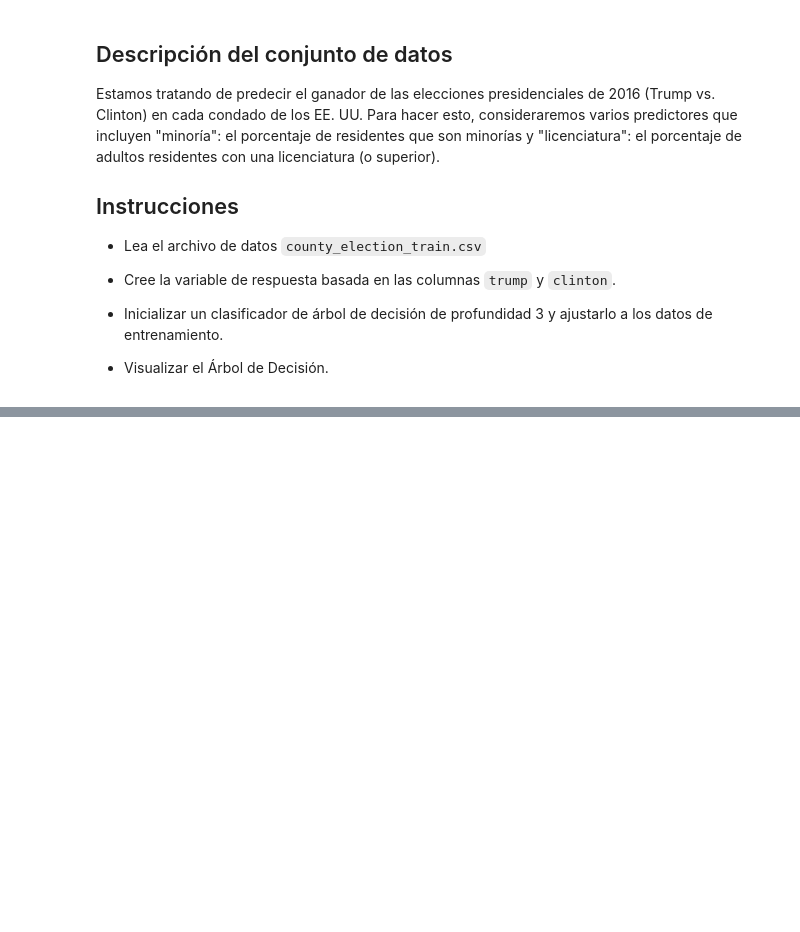
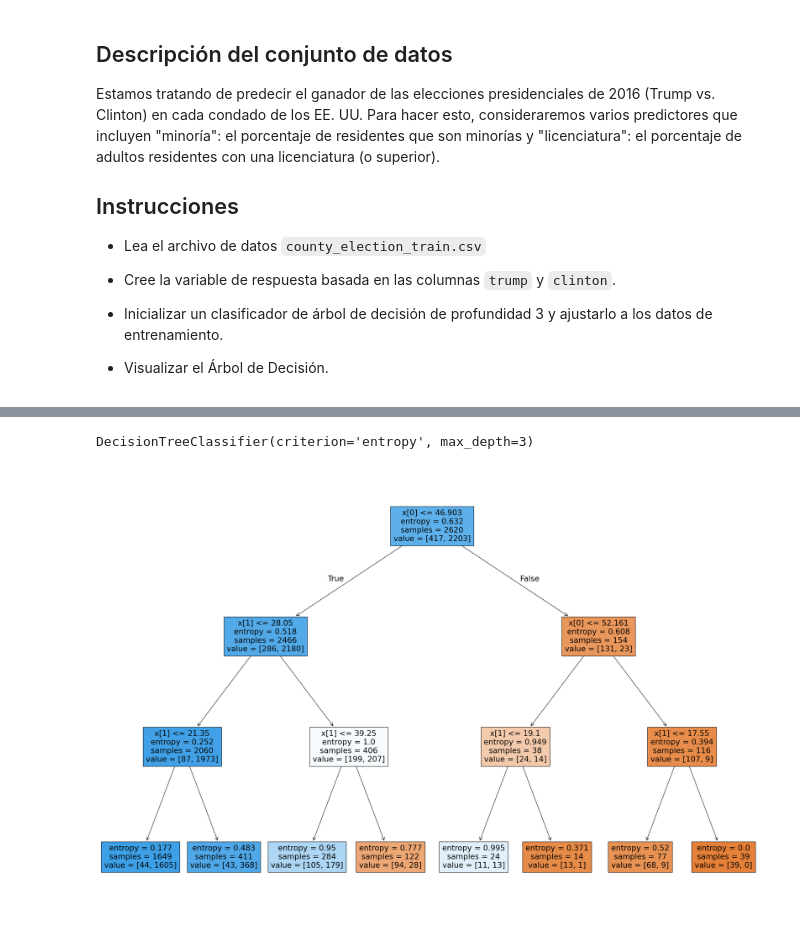
Before and after one commit to Horaciomb/Fundamentos-de-Machine-Learning, a Jupyter notebook: Clase03/actividad_2_S3.ipynb, the cells around one changed output, grey strips where cells are left out. Saved outputs shown, nothing was run; the diff lists cells and outputs as text; code cells hidden in the pictures; blank space fills up the shorter version.

```diff
--- a/Clase03/actividad_2_S3.ipynb
+++ b/Clase03/actividad_2_S3.ipynb
@@ -35,9 +35,6 @@ pd.set_option('display.max_columns', 20)
 plt.rcParams["figure.figsize"] = (12,8)
 # %%
 
-elect_train = pd.read_csv("")
-
-elect_test = pd.read_csv("")
-
-
+elect_train = pd.read_csv("county_election_train.csv")
+elect_test = pd.read_csv("county_election_test.csv")
 elect_train.head()
@@ -44,13 +57,29 @@ elect_train.head()
 # %%
 
+# Lunes: Random forest, Bagging
+#
+# Creating the response variable
+elect_train['won'] = 1*(elect_train['trump'] > elect_train['clinton'])
+elect_test['won'] = 1*(elect_test['trump'] > elect_test['clinton'])
+# Establecer las columnas minoritario y profesionales  como predictores de datos de train
+X_train = elect_train[['minority', 'bachelor']]
+#Establecer las columnas minoritario y profesionales como predictores de datos de test
+X_test =  elect_test[['minority', 'bachelor']]
 
-# Creating the response variable
+# Establezca la columna "won" como la variable de respuesta de entrenamiento
 
-# Establecer todas las filas en los datos del train
-# donde el valor de "trump" es más que "clinton" como 1
-y_train = ___
+y_train = elect_train['won']
 
-# Establecer todas las filas en los datos de test
-# donde el valor de "trump" es más que "clinton" como 1
-y_test = ___
+# Establezca la columna "won" como la variable de respuesta de testeo
+
+y_test = elect_test['won']
+
+
+# # Establecer todas las filas en los datos del train
+# # donde el valor de "trump" es más que "clinton" como 1
+# y_train = ___
+
+# # Establecer todas las filas en los datos de test
+# # donde el valor de "trump" es más que "clinton" como 1
+# y_test = ___
 # %%
@@ -65,17 +94,19 @@ plt.show();
 # %%
 # Inicializar un clasificador Árbol de decisión de profundidad 3 y elegir
 # criterio de división para ser la entropía
-dtree = ____
+dtree = DecisionTreeClassifier(max_depth=3, criterion='entropy')
 
 # Ajustar el clasificador en los datos del tren
 # pero solo use la columna minoritaria como variable predictora
-dtree.fit(____)
+dtree.fit(X_train, y_train)
+# %% [output]
+DecisionTreeClassifier(criterion='entropy', max_depth=3)
 # %%
 
 plt.figure(figsize=(30,20))
-
 # Grafique el árbol de decisión entrenado anteriormente con parámetros completados como Verdadero
-tree.plot_tree(___)
-
+tree.plot_tree(dtree, filled = True)
 
 plt.show();
+# %% [output]
+[figure, added]
```
Also changed, not shown: parts of 3 cells of this notebook, 1 other file.
